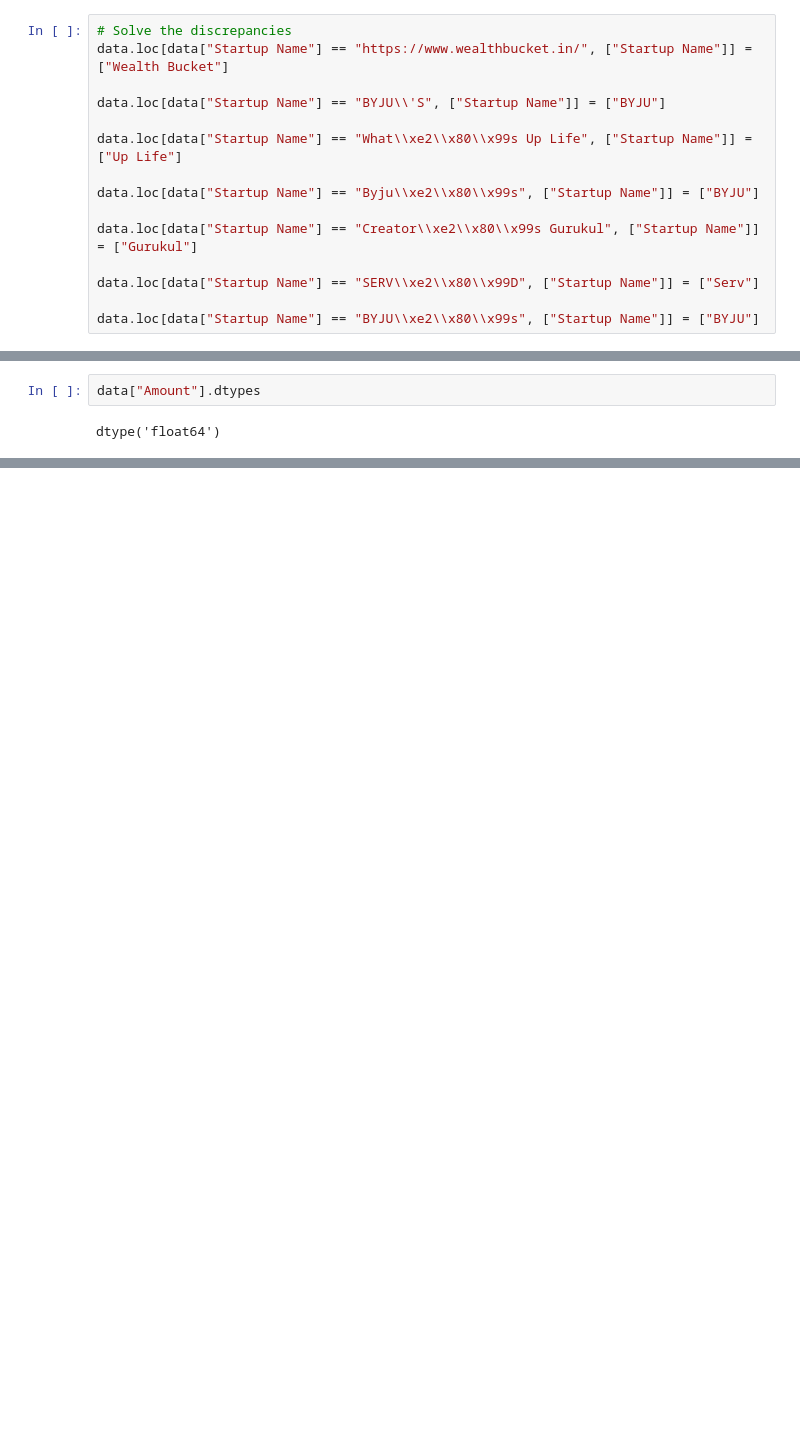
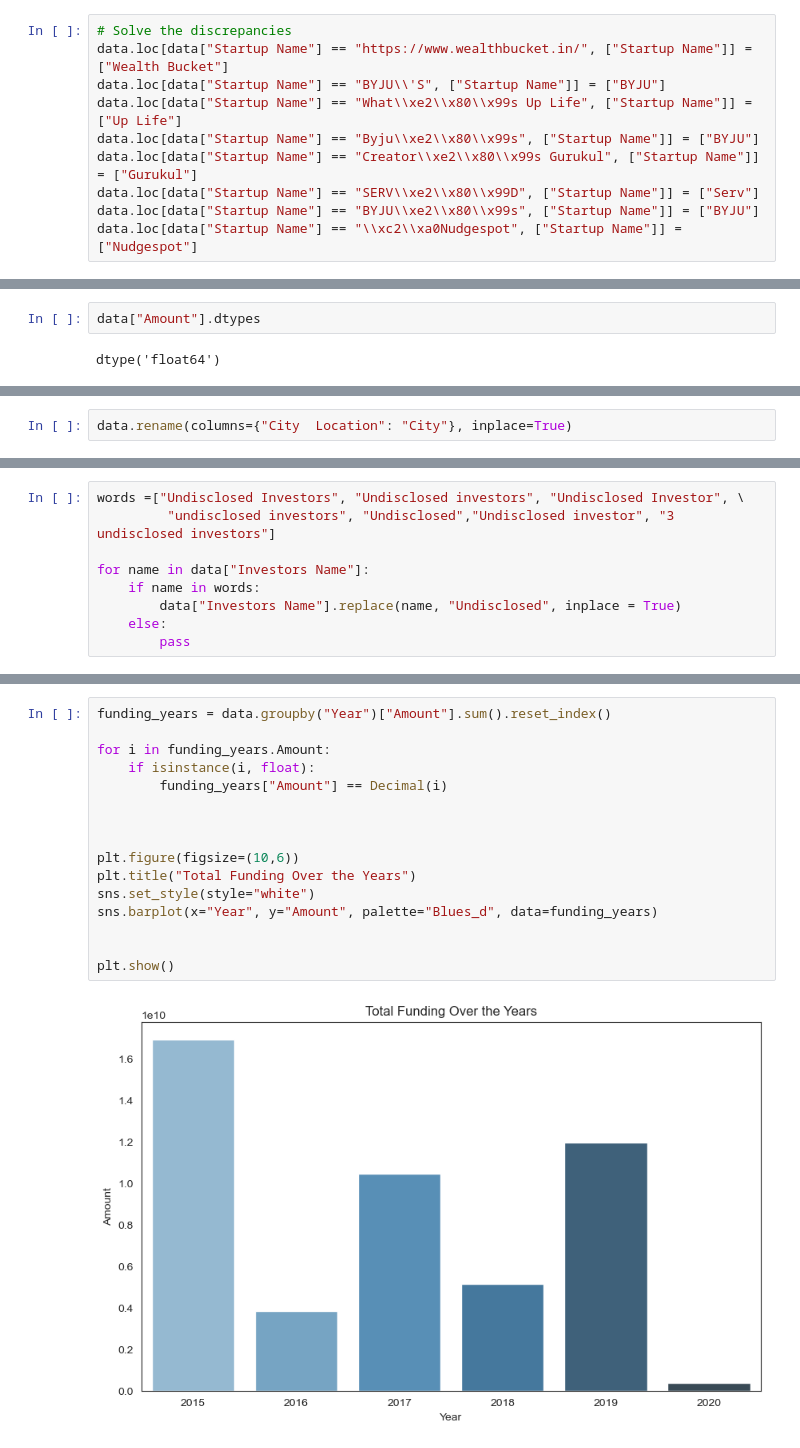
Before and after one commit to rkadey/Data-Analysis, a Jupyter notebook: Funding Analysis/StartUp Funding.ipynb, the cells around one changed output, grey strips where cells are left out. Saved outputs shown, nothing was run; the diff lists cells and outputs as text; blank space fills up the shorter version.

```diff
--- a/Funding Analysis/StartUp Funding.ipynb
+++ b/Funding Analysis/StartUp Funding.ipynb
@@ -180,18 +191,13 @@ Name: Startup Name, dtype: object
 # %%
 # Solve the discrepancies
 data.loc[data["Startup Name"] == "https://www.wealthbucket.in/", ["Startup Name"]] = ["Wealth Bucket"]
-
 data.loc[data["Startup Name"] == "BYJU\\'S", ["Startup Name"]] = ["BYJU"]
-
 data.loc[data["Startup Name"] == "What\\xe2\\x80\\x99s Up Life", ["Startup Name"]] = ["Up Life"]
-
 data.loc[data["Startup Name"] == "Byju\\xe2\\x80\\x99s", ["Startup Name"]] = ["BYJU"]
-
 data.loc[data["Startup Name"] == "Creator\\xe2\\x80\\x99s Gurukul", ["Startup Name"]] = ["Gurukul"]
-
 data.loc[data["Startup Name"] == "SERV\\xe2\\x80\\x99D", ["Startup Name"]] = ["Serv"]
-
 data.loc[data["Startup Name"] == "BYJU\\xe2\\x80\\x99s", ["Startup Name"]] = ["BYJU"]
+data.loc[data["Startup Name"] == "\\xc2\\xa0Nudgespot", ["Startup Name"]] = ["Nudgespot"]
 # %% [markdown]
 ### Deep dive on  Amount
 # %%
@@ -235,0 +239,2 @@ dtype('float64')
+# %%
+data.rename(columns={"City  Location": "City"}, inplace=True)
@@ -235,0 +312,9 @@ dtype('float64')
+# %%
+words =["Undisclosed Investors", "Undisclosed investors", "Undisclosed Investor", \
+         "undisclosed investors", "Undisclosed","Undisclosed investor", "3 undisclosed investors"]
+
+for name in data["Investors Name"]:
+    if name in words:
+        data["Investors Name"].replace(name, "Undisclosed", inplace = True)
+    else:
+        pass
@@ -235,0 +329,18 @@ dtype('float64')
+# %%
+funding_years = data.groupby("Year")["Amount"].sum().reset_index()
+
+for i in funding_years.Amount:
+    if isinstance(i, float):
+        funding_years["Amount"] == Decimal(i)
+
+
+
+plt.figure(figsize=(10,6))
+plt.title("Total Funding Over the Years")
+sns.set_style(style="white")
+sns.barplot(x="Year", y="Amount", palette="Blues_d", data=funding_years)
+
+
+plt.show()
+# %% [output]
+[figure, added]
```
Also changed, not shown: parts of 32 cells of this notebook, 16 other files.
